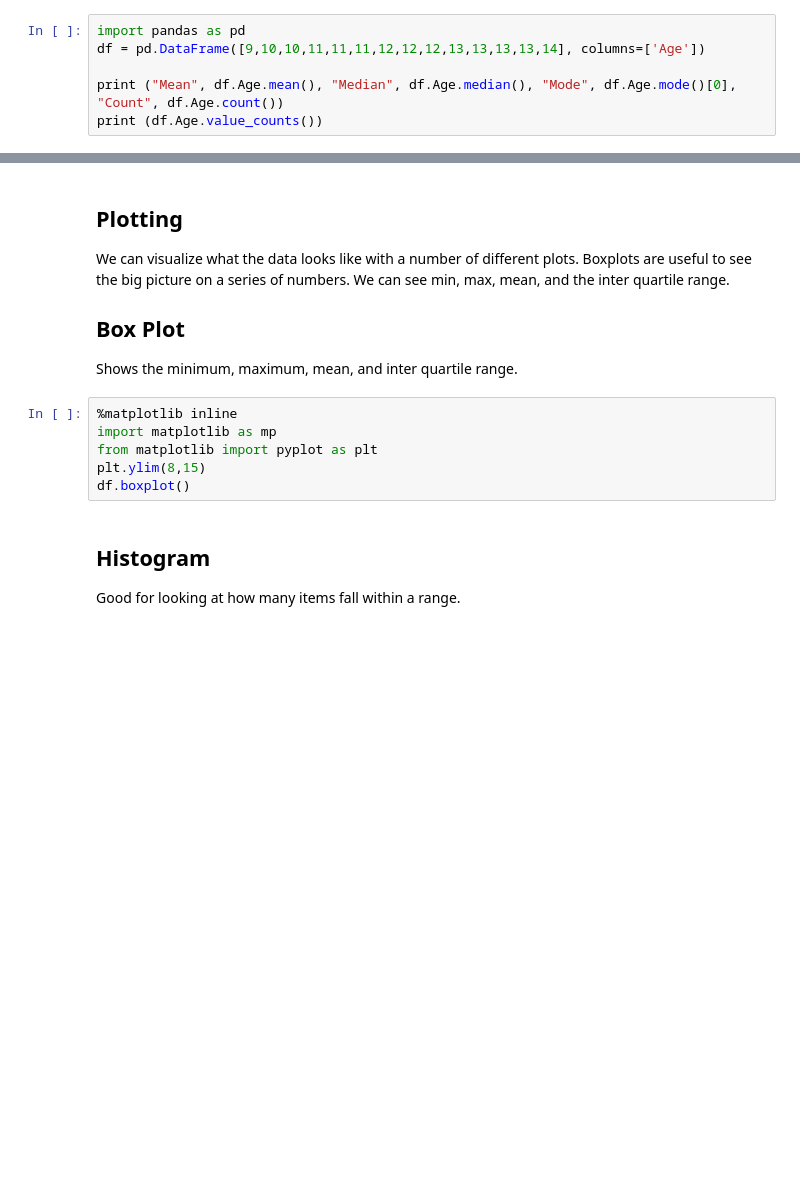
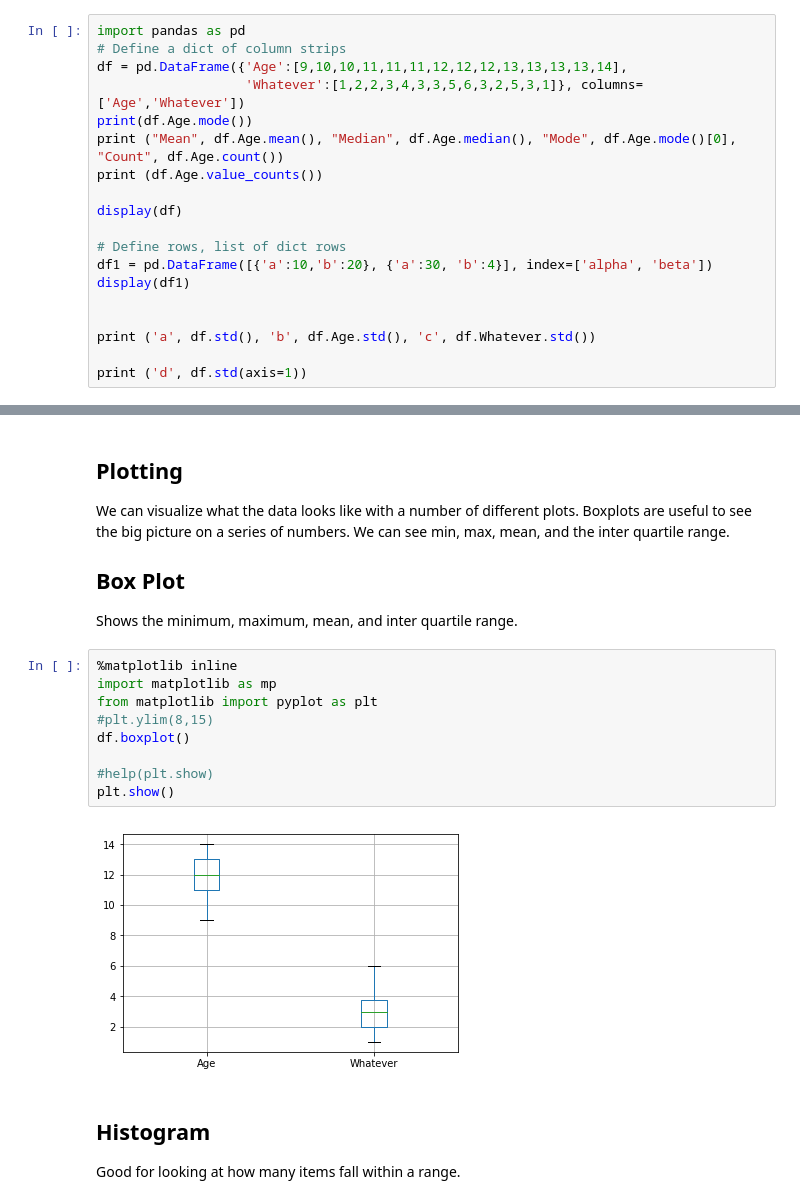
Before and after one commit to roitraining/PythonML, a Jupyter notebook: Ch04-DataPrep/04-01-DataPreparation.ipynb, the cells around one changed output, grey strips where cells are left out. Cells and saved outputs as stored; diff of their text form; blank space fills up the shorter version.

```diff
--- a/Ch04-DataPrep/04-01-DataPreparation.ipynb
+++ b/Ch04-DataPrep/04-01-DataPreparation.ipynb
@@ -7,7 +7,20 @@ Here we are looking at the three measures of central tendency and the count of h
 Then we show each unique value and how many times it occurs.
 # %%
 import pandas as pd
-df = pd.DataFrame([9,10,10,11,11,11,12,12,12,13,13,13,13,14], columns=['Age'])
-
+# Define a dict of column strips
+df = pd.DataFrame({'Age':[9,10,10,11,11,11,12,12,12,13,13,13,13,14],
+                   'Whatever':[1,2,2,3,4,3,3,5,6,3,2,5,3,1]}, columns=['Age','Whatever'])
+print(df.Age.mode())
 print ("Mean", df.Age.mean(), "Median", df.Age.median(), "Mode", df.Age.mode()[0], "Count", df.Age.count())
 print (df.Age.value_counts())
+
+display(df)
+
+# Define rows, list of dict rows
+df1 = pd.DataFrame([{'a':10,'b':20}, {'a':30, 'b':4}], index=['alpha', 'beta'])
+display(df1)
+
+
+print ('a', df.std(), 'b', df.Age.std(), 'c', df.Whatever.std())
+
+print ('d', df.std(axis=1))
@@ -22,9 +82,14 @@ Shows the minimum, maximum, mean, and inter quartile range.
 # %%
 %matplotlib inline
 import matplotlib as mp
 from matplotlib import pyplot as plt
-plt.ylim(8,15)
+#plt.ylim(8,15)
 df.boxplot()
+
+#help(plt.show)
+plt.show()
+# %% [output]
+[figure, added]
 # %% [markdown]
 ## Histogram
 Good for looking at how many items fall within a range.
```
Also changed, not shown: parts of 14 cells of this notebook, 6 other files.
